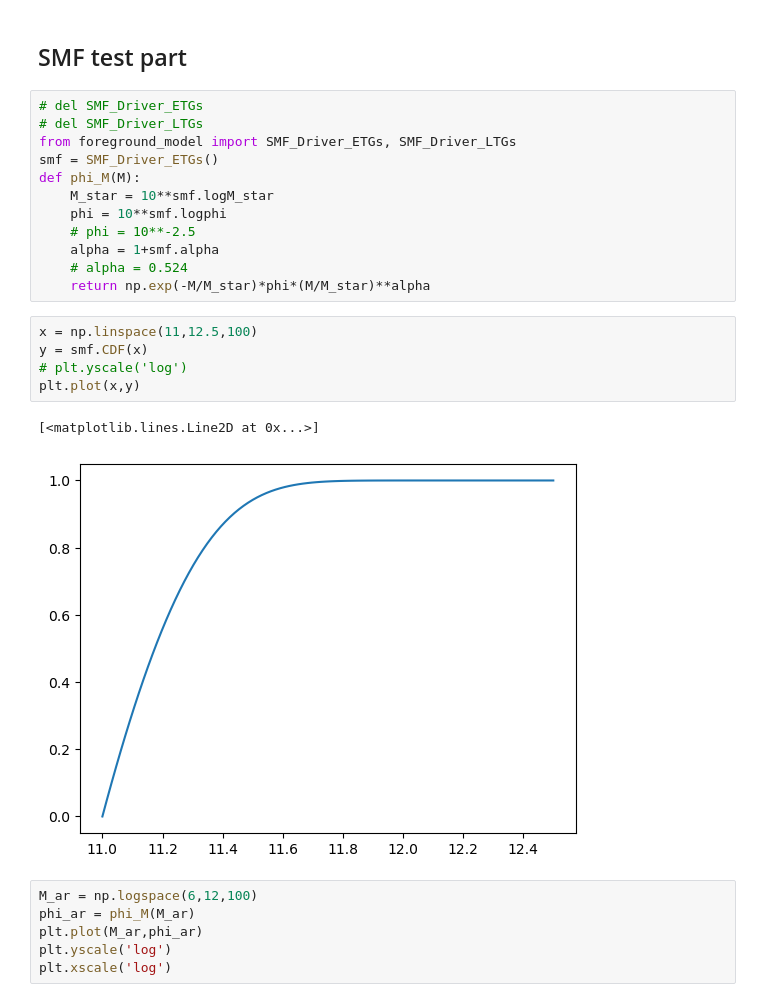
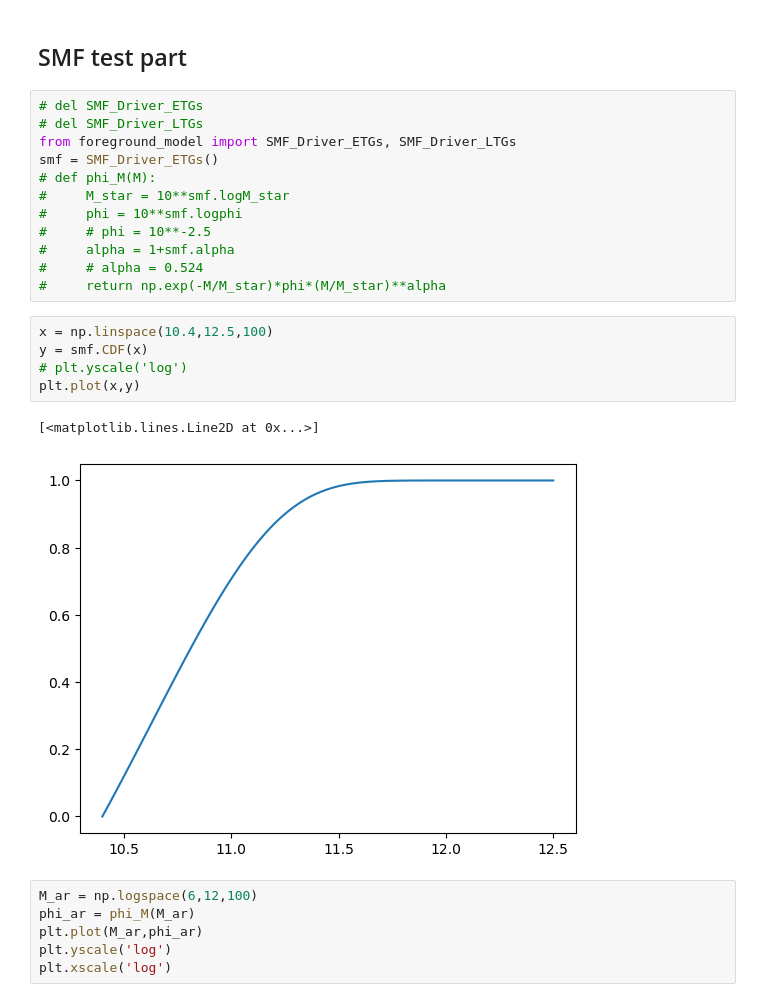
Before and after one commit to RookieinDongChuanRoad/4MOST_lensing_prediction, a Jupyter notebook: test_notebook/test_galaxy_model.ipynb, the cells around one changed output. Cells and saved outputs as stored; diff of their text form.

```diff
--- a/test_galaxy_model.ipynb
+++ b/test_notebook/test_galaxy_model.ipynb
@@ -15,21 +15,21 @@ import foreground_model as fg
 # del SMF_Driver_LTGs
 from foreground_model import SMF_Driver_ETGs, SMF_Driver_LTGs
 smf = SMF_Driver_ETGs()
-def phi_M(M):
-    M_star = 10**smf.logM_star
-    phi = 10**smf.logphi
-    # phi = 10**-2.5
-    alpha = 1+smf.alpha
-    # alpha = 0.524
-    return np.exp(-M/M_star)*phi*(M/M_star)**alpha
+# def phi_M(M):
+#     M_star = 10**smf.logM_star
+#     phi = 10**smf.logphi
+#     # phi = 10**-2.5
+#     alpha = 1+smf.alpha
+#     # alpha = 0.524
+#     return np.exp(-M/M_star)*phi*(M/M_star)**alpha
 # %%
-x = np.linspace(11,12.5,100)
+x = np.linspace(10.4,12.5,100)
 y = smf.CDF(x)
 # plt.yscale('log')
 plt.plot(x,y)
 # %% [output]
 [<matplotlib.lines.Line2D at 0x...>]
-[figure, old version]
+[figure, new version]
 # %%
 M_ar = np.logspace(6,12,100)
 phi_ar = phi_M(M_ar)
```
Also changed, not shown: parts of 7 cells of this notebook, 19 other files.
